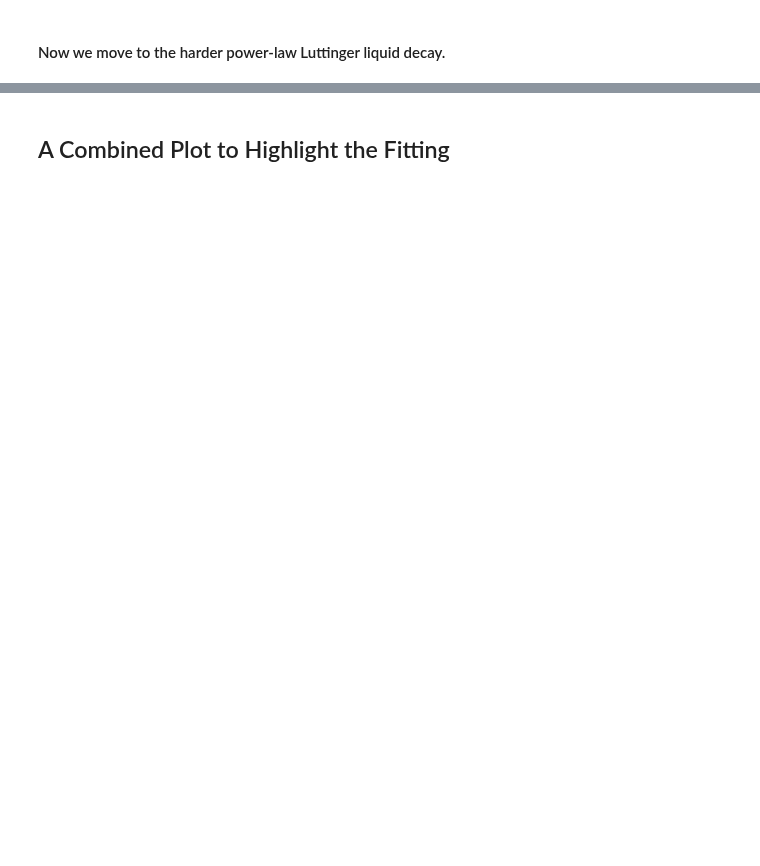
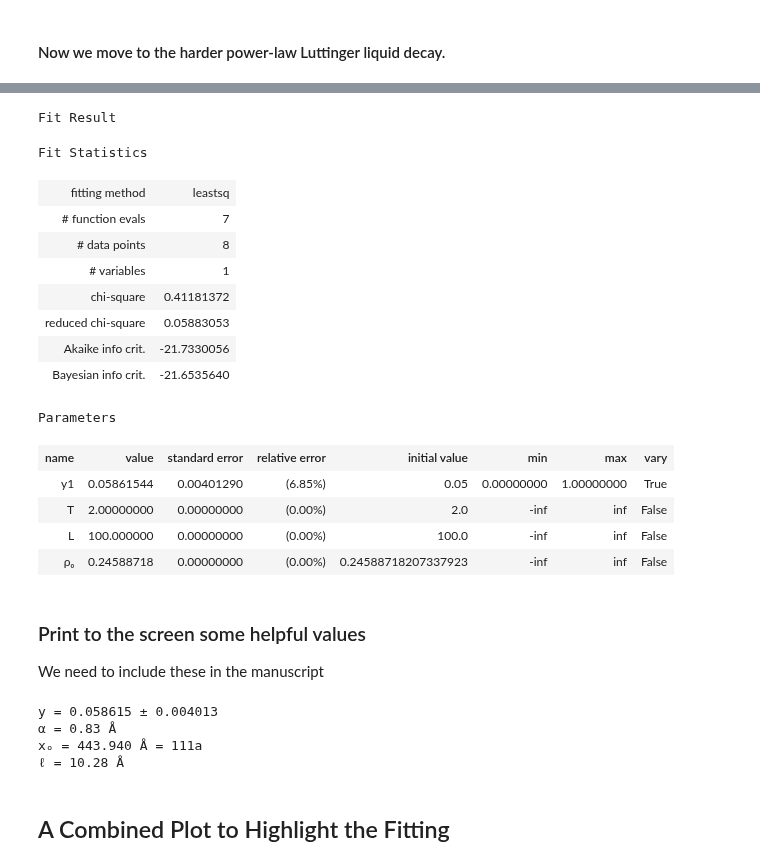
Before and after one commit to DelMaestroGroup/papers-code-HourglassNanopores, a Jupyter notebook: src/Friedel_Analysis.ipynb, the cells around one changed output, grey strips where cells are left out. Drawn from its saved outputs; the diff is of its cells as text; code cells hidden in the pictures; blank space fills up the shorter version.

```diff
--- a/src/Friedel_Analysis.ipynb
+++ b/src/Friedel_Analysis.ipynb
@@ -353,7 +315,7 @@ print(ρₒ_ave[lab(cΔR)])
 plt.style.reload_library()
 with plt.style.context(plot_style['notebook']):
     figsize = plt.rcParams['figure.figsize']
-    fig,ax = plt.subplots(nrows=3,ncols=1,sharex=True, sharey=True, figsize=(figsize[0],figsize[0]))
+    fig,ax = plt.subplots(nrows=4,ncols=1,sharex=True, sharey=True, figsize=(figsize[0],figsize[0]))
     plt.subplots_adjust(hspace=0.05)
 
     for i,cΔR in enumerate(ΔR):
@@ -361,10 +323,10 @@ with plt.style.context(plot_style['notebook']):
 
 
         ax[i].axhline(y=ρₒ_qmc[lab(cΔR)], label='QMC', color='grey', ls='--', lw=0.5)
-        ax[i].axhline(y=ρₒ_ave[lab(cΔR)], label='ave', color='k', ls='--', lw=0.5)
+        ax[i].axhline(y=ρₒ_ave[lab(cΔR)], label='ave', color=ρ_col[i], ls='--', lw=01.5)
 
-        plot_single_ρ(ax[i],_x,_ρ,_Δρ,range(neg_max_end,pos_max_start),cΔR,ρ_col[i])
-
+        hg_utils.plot_single_ρ(ax[i],x,_ρ,_Δρ,range(neg_max_end,pos_max_start),cΔR,ρ_col[i])
+        ax[i].legend(loc=(1.0,0.5))
     ax[-1].set_xlim(-50,50)
 # %% [output]
 [drawing not drawn]
@@ -444,20 +412,20 @@ for cΔR in ΔR:
 
     idx = [i for i in ρ_max_arg[lab(cΔR)] if _x[i] > x_cut]
     x_pos_max[lab(cΔR)] = _x[idx]
-    ρ_pos_max[lab(cΔR)],Δρ_pos_max[lab(cΔR)] = shifted_ave(_ρ[idx],_Δρ[idx],ρₒ_ave[lab(cΔR)],Δρₒ_ave[lab(cΔR)])
+    ρ_pos_max[lab(cΔR)],Δρ_pos_max[lab(cΔR)] = hg_utils.shifted_ave(_ρ[idx],_Δρ[idx],ρₒ_ave[lab(cΔR)],Δρₒ_ave[lab(cΔR)])
 
     idx = [i for i in ρ_min_arg[lab(cΔR)] if _x[i] > x_cut]
     x_pos_min[lab(cΔR)] = _x[idx]
-    ρ_pos_min[lab(cΔR)],Δρ_pos_min[lab(cΔR)] = shifted_ave(_ρ[idx],_Δρ[idx],ρₒ_ave[lab(cΔR)],Δρₒ_ave[lab(cΔR)])
+    ρ_pos_min[lab(cΔR)],Δρ_pos_min[lab(cΔR)] = hg_utils.shifted_ave(_ρ[idx],_Δρ[idx],ρₒ_ave[lab(cΔR)],Δρₒ_ave[lab(cΔR)])
     ρ_pos_min[lab(cΔR)] *= -1
 
     idx = [i for i in ρ_max_arg[lab(cΔR)] if _x[i] < -x_cut]
     x_neg_max[lab(cΔR)] = _x[idx]
-    ρ_neg_max[lab(cΔR)],Δρ_neg_max[lab(cΔR)] = shifted_ave(_ρ[idx],_Δρ[idx],ρₒ_ave[lab(cΔR)],Δρₒ_ave[lab(cΔR)])
+    ρ_neg_max[lab(cΔR)],Δρ_neg_max[lab(cΔR)] = hg_utils.shifted_ave(_ρ[idx],_Δρ[idx],ρₒ_ave[lab(cΔR)],Δρₒ_ave[lab(cΔR)])
 
     idx = [i for i in ρ_min_arg[lab(cΔR)] if _x[i] < -x_cut]
     x_neg_min[lab(cΔR)] = _x[idx]
-    ρ_neg_min[lab(cΔR)],Δρ_neg_min[lab(cΔR)] = shifted_ave(_ρ[idx],_Δρ[idx],ρₒ_ave[lab(cΔR)],Δρₒ_ave[lab(cΔR)])
+    ρ_neg_min[lab(cΔR)],Δρ_neg_min[lab(cΔR)] = hg_utils.shifted_ave(_ρ[idx],_Δρ[idx],ρₒ_ave[lab(cΔR)],Δρₒ_ave[lab(cΔR)])
     ρ_neg_min[lab(cΔR)] *= -1
 
     # combine all the data together
@@ -533,13 +547,21 @@ LL_fit_minmax_idx = [start_idx,end_idx]
 LL_fit_x = [start,end]
 LL_fit_env_idx = [x_pos_start,x_pos_end]
 
+## This was the old powerlaw fit to the envelope
 # peform the powerlaw "fit", really just the magnitude of the envelope as K is fixed from previous simulations
-popt, pcov = curve_fit(δρoρₒPBC_envelope, x_env_fit[lab(cΔR)][x_pos_start:x_pos_end+1], ρ_env_fit[lab(cΔR)][x_pos_start:x_pos_end+1],
-                      sigma=Δρ_env_fit[lab(cΔR)][x_pos_start:x_pos_end+1], bounds=([K-1E-9,0,a[lab(cΔR)]-1E-9],[K+1E-9,0.1,a[lab(cΔR)]+1E-9]))
+# popt, pcov = curve_fit(δρoρₒPBC_envelope, x_env_fit[lab(cΔR)][x_pos_start:x_pos_end+1], ρ_env_fit[lab(cΔR)][x_pos_start:x_pos_end+1],
+#                       sigma=Δρ_env_fit[lab(cΔR)][x_pos_start:x_pos_end+1], bounds=([K-1E-9,0,a[lab(cΔR)]-1E-9],[K+1E-9,0.1,a[lab(cΔR)]+1E-9]))
 
-y_pos = popt[1]
-Δy_pos = np.sqrt(pcov[1,1])
-print('y =',y_pos,Δy_pos)
+# y_pos = popt[1]
+# Δy_pos = np.sqrt(pcov[1,1])
+
+fit_LL,fit = get_fit(x_env_fit[lab(cΔR)][x_pos_start:x_pos_end+1],
+                     ρ_env_fit[lab(cΔR)][x_pos_start:x_pos_end+1],
+                     Δρ_env_fit[lab(cΔR)][x_pos_start:x_pos_end+1],
+                     0.05,2.0,L,ρₒ_ave[lab(0.0)])
+
+y_pos = fit.params['y1'].value
+Δy_pos = fit.params['y1'].stderr
 
 with plt.style.context(plot_style['notebook']):
     fig,ax = plt.subplots()
@@ -547,14 +569,19 @@ with plt.style.context(plot_style['notebook']):
     ax.plot(x_env_fit[lab(cΔR)][x_pos_start-2:x_pos_start],ρ_env_fit[lab(cΔR)][x_pos_start-2:x_pos_start], 'x', color='#64be94')
     ax.errorbar(x_env_fit[lab(cΔR)][x_pos_start:x_pos_end+1],ρ_env_fit[lab(cΔR)][x_pos_start:x_pos_end+1],
                 yerr=Δρ_env_fit[lab(cΔR)][x_pos_start:x_pos_end+1], marker='o',
-                linestyle='None', label='QMC Data', color=ρ_col[-1], mfc='None', ecolor='red',
+                linestyle='None', label='QMC Data', color=ρ_col[iΔR], mfc='None', ecolor=ρ_col[iΔR],
                 elinewidth=1)
 
     ax.plot(x_env_fit[lab(cΔR)][x_pos_end+1:],ρ_env_fit[lab(cΔR)][x_pos_end+1:], 'x', label='QMC Data (unfitted)', color='#64be94')
 
+    # We plot the result of the LL fit
     fit_x_LL = np.linspace(x_env_fit[lab(cΔR)][x_pos_start],x_env_fit[lab(cΔR)][x_pos_end],1000)
+   # ax.plot(fit_x_LL,δρoρₒPBC_envelope(fit_x_LL,K,y_pos,a[lab(cΔR)]), label=f'Fit: LL $y_1 = {y_pos:.3f}$', color='k', lw=1)
 
-    ax.plot(fit_x_LL,δρoρₒPBC_envelope(fit_x_LL,K,y_pos,a[lab(cΔR)]), label=f'Fit: LL $y_1 = {y_pos:.3f}$', color='k', lw=1)
+    ax.plot(fit_x_LL,thermal_decay(fit_x_LL,y_pos,2.0,L,ρₒ_ave[lab(0.0)]),
+            label=f'Fit: LL $y_1 = {hg_utils.format_value_stderr(y_pos,Δy_pos)}$',
+            color=ρ_col[iΔR], lw=1)
+
     ax.set_xlabel(r'$x\; (\rm \AA)$');
     ax.set_ylabel(r'$\langle \delta \rho(x) \rangle / \rho_0$');
 
@@ -568,4 +594,41 @@ y = 0.017902255095633115 67.65183424814501
 [drawing not drawn]
+# %%
+fit
+# %% [output]
+Fit Result
+Fit Statistics
+| fitting method | leastsq |
+| # function evals | 7 |
+| # data points | 8 |
+| # variables | 1 |
+| chi-square | 0.41181372 |
+| reduced chi-square | 0.05883053 |
+| Akaike info crit. | -21.7330056 |
+| Bayesian info crit. | -21.6535640 |
+Parameters
+| name | value | standard error | relative error | initial value | min | max | vary |
+| y1 | 0.05861544 | 0.00401290 | (6.85%) | 0.05 | 0.00000000 | 1.00000000 | True |
+| T | 2.00000000 | 0.00000000 | (0.00%) | 2.0 | -inf | inf | False |
+| L | 100.000000 | 0.00000000 | (0.00%) | 100.0 | -inf | inf | False |
+| ρₒ | 0.24588718 | 0.00000000 | (0.00%) | 0.24588718207337923 | -inf | inf | False |
+# %% [markdown]
+### Print to the screen some helpful values
+
+We need to include these in the manuscript
+# %%
+v = 42 # Å K
+print(f'y = {y_pos:.6f} ± {Δy_pos:.6f}')
+α = a[lab(cΔR)]*K/(2*π)
+print(f'α = {α:.2f} Å')
+xₒ = α * (4*y_pos)**(K/(1.0-K))
+print(f'xₒ = {xₒ:.3f} Å = {round(xₒ/a[lab(cΔR)])}a')
+ℓ = (2.0/(π*K))*(v/T[0])
+print(f'ℓ = {ℓ:.2f} Å')
+# %% [output]
+y = 0.058615 ± 0.004013
+α = 0.83 Å
+xₒ = 443.940 Å = 111a
+ℓ = 10.28 Å
 # %% [markdown]
 ## A Combined Plot to Highlight the Fitting
 # %%
```
Also changed, not shown: parts of 34 cells of this notebook, 53 other files.
